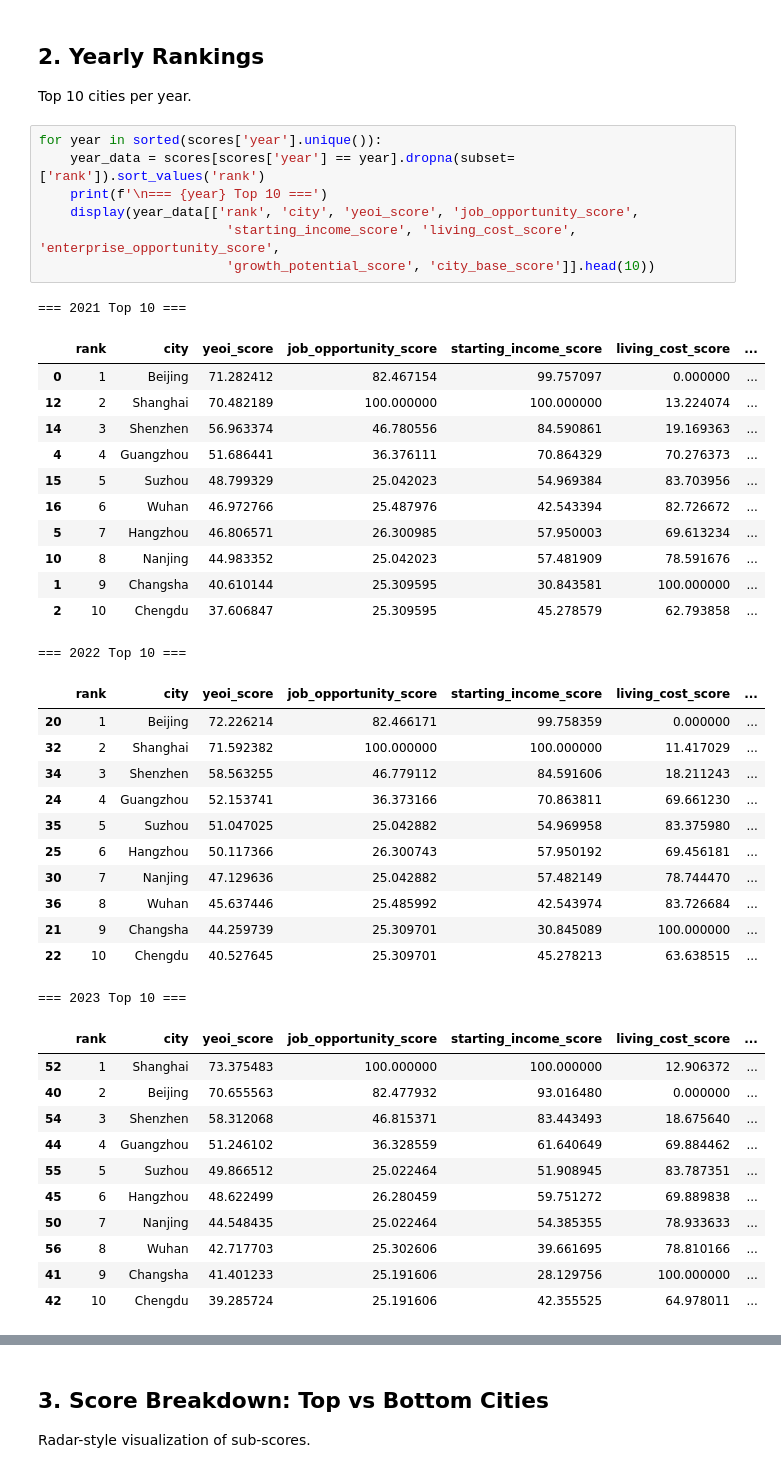
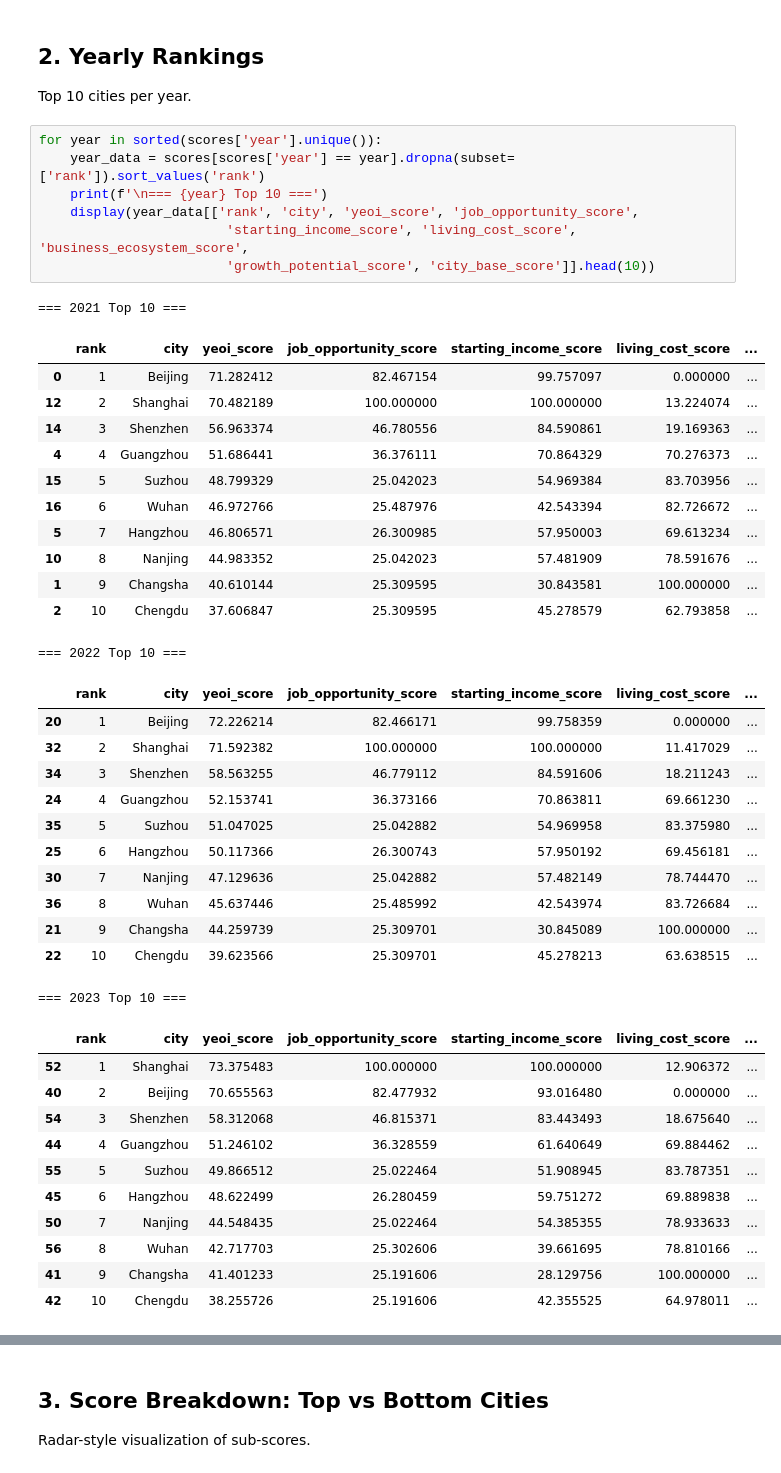
Before and after one commit to emiliazyy26/youth-economic-opportunity-index, a Jupyter notebook: notebooks/04_index_calculation.ipynb, the cells around one changed output, grey strips where cells are left out. Cells and saved outputs as stored; diff of their text form.

```diff
--- a/notebooks/04_index_calculation.ipynb
+++ b/notebooks/04_index_calculation.ipynb
@@ -46,35 +46,35 @@ Top 10 cities per year.
 # %%
 for year in sorted(scores['year'].unique()):
     year_data = scores[scores['year'] == year].dropna(subset=['rank']).sort_values('rank')
     print(f'\n=== {year} Top 10 ===')
     display(year_data[['rank', 'city', 'yeoi_score', 'job_opportunity_score',
-                        'starting_income_score', 'living_cost_score', 'enterprise_opportunity_score',
+                        'starting_income_score', 'living_cost_score', 'business_ecosystem_score',
                         'growth_potential_score', 'city_base_score']].head(10))
 # %% [output]
 === 2021 Top 10 ===
 |  | rank | city | yeoi_score | job_opportunity_score | starting_income_score | living_cost_score | ... |
 | 0 | 1 | Beijing | 71.282412 | 82.467154 | 99.757097 | 0.000000 | ... |
 | 12 | 2 | Shanghai | 70.482189 | 100.000000 | 100.000000 | 13.224074 | ... |
 | 14 | 3 | Shenzhen | 56.963374 | 46.780556 | 84.590861 | 19.169363 | ... |
 | 4 | 4 | Guangzhou | 51.686441 | 36.376111 | 70.864329 | 70.276373 | ... |
 | 15 | 5 | Suzhou | 48.799329 | 25.042023 | 54.969384 | 83.703956 | ... |
 | 16 | 6 | Wuhan | 46.972766 | 25.487976 | 42.543394 | 82.726672 | ... |
 | 5 | 7 | Hangzhou | 46.806571 | 26.300985 | 57.950003 | 69.613234 | ... |
 | 10 | 8 | Nanjing | 44.983352 | 25.042023 | 57.481909 | 78.591676 | ... |
 | 1 | 9 | Changsha | 40.610144 | 25.309595 | 30.843581 | 100.000000 | ... |
 | 2 | 10 | Chengdu | 37.606847 | 25.309595 | 45.278579 | 62.793858 | ... |
 === 2022 Top 10 ===
 |  | rank | city | yeoi_score | job_opportunity_score | starting_income_score | living_cost_score | ... |
 | 20 | 1 | Beijing | 72.226214 | 82.466171 | 99.758359 | 0.000000 | ... |
 | 32 | 2 | Shanghai | 71.592382 | 100.000000 | 100.000000 | 11.417029 | ... |
 | 34 | 3 | Shenzhen | 58.563255 | 46.779112 | 84.591606 | 18.211243 | ... |
 | 24 | 4 | Guangzhou | 52.153741 | 36.373166 | 70.863811 | 69.661230 | ... |
 | 35 | 5 | Suzhou | 51.047025 | 25.042882 | 54.969958 | 83.375980 | ... |
 | 25 | 6 | Hangzhou | 50.117366 | 26.300743 | 57.950192 | 69.456181 | ... |
 | 30 | 7 | Nanjing | 47.129636 | 25.042882 | 57.482149 | 78.744470 | ... |
 | 36 | 8 | Wuhan | 45.637446 | 25.485992 | 42.543974 | 83.726684 | ... |
 | 21 | 9 | Changsha | 44.259739 | 25.309701 | 30.845089 | 100.000000 | ... |
-| 22 | 10 | Chengdu | 40.527645 | 25.309701 | 45.278213 | 63.638515 | ... |
+| 22 | 10 | Chengdu | 39.623566 | 25.309701 | 45.278213 | 63.638515 | ... |
 === 2023 Top 10 ===
 |  | rank | city | yeoi_score | job_opportunity_score | starting_income_score | living_cost_score | ... |
 | 52 | 1 | Shanghai | 73.375483 | 100.000000 | 100.000000 | 12.906372 | ... |
@@ -86,7 +86,7 @@ for year in sorted(scores['year'].unique()):
 | 50 | 7 | Nanjing | 44.548435 | 25.022464 | 54.385355 | 78.933633 | ... |
 | 56 | 8 | Wuhan | 42.717703 | 25.302606 | 39.661695 | 78.810166 | ... |
 | 41 | 9 | Changsha | 41.401233 | 25.191606 | 28.129756 | 100.000000 | ... |
-| 42 | 10 | Chengdu | 39.285724 | 25.191606 | 42.355525 | 64.978011 | ... |
+| 42 | 10 | Chengdu | 38.255726 | 25.191606 | 42.355525 | 64.978011 | ... |
 === 2024 Top 10 ===
 |  | rank | city | yeoi_score | job_opportunity_score | starting_income_score | living_cost_score | ... |
 | 72 | 1 | Shanghai | 72.152797 | 100.000 | 100.000000 | 13.285651 | ... |
```
Also changed, not shown: parts of 5 cells of this notebook, 22 other files.
